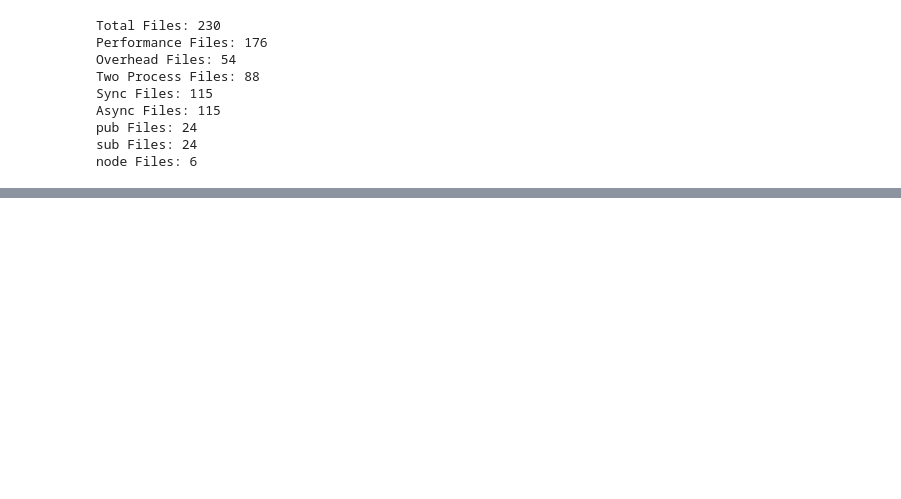
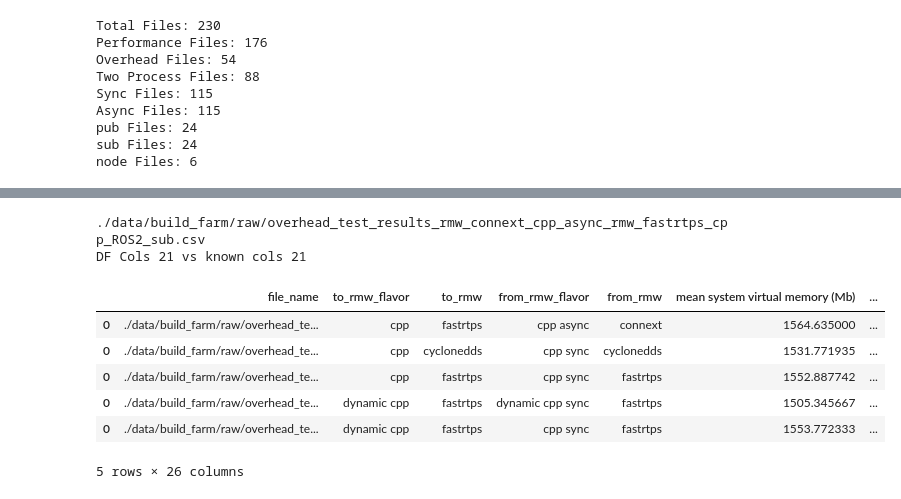
Before and after one commit to osrf/TSC-RMW-Reports, a Jupyter notebook: galactic/BuildFarmDataProcessing.ipynb, the cells around one changed output, grey strips where cells are left out. Drawn from its saved outputs; the diff is of its cells as text; code cells hidden in the pictures; blank space fills up the shorter version.

```diff
--- a/galactic/BuildFarmDataProcessing.ipynb
+++ b/galactic/BuildFarmDataProcessing.ipynb
@@ -169,25 +199,35 @@ pub_df.head()
 # %%
 # Now repeat for subscribersub_perf.head()
 sub_df = pd.read_csv(sub_files[0])
 print(sub_files[0])
 
 print("DF Cols {0} vs known cols {1}".format(len(sub_df.columns),len(pub_sub_cols)))
 
 sub_df.columns = pub_sub_cols
 for p in sub_files[1:]:
     temp = pd.read_csv(p)
     temp.columns = pub_sub_cols
     sub_df = sub_df.append(temp)
 
 flavors = [fname_to_data(flavor,tail="_ROS2_sub.csv") for flavor in sub_files]
 sub_df["from_rmw"]= [flavor["first_rmw"] for flavor in flavors]
 sub_df["from_rmw_flavor"]= [flavor["first_flavor"] for flavor in flavors]
 sub_df["to_rmw"]= [flavor["second_rmw"] for flavor in flavors]
 sub_df["to_rmw_flavor"]= [flavor["second_flavor"] for flavor in flavors]
 sub_df["file_name"] = sub_files
 sub_df = sub_df[sub_df.columns[::-1]]
-sub_df.to_csv("sub_perf.csv")
+sub_df.to_csv("./data/build_farm/sub_perf.csv")
 sub_df.head()
+# %% [output]
+./data/build_farm/raw/overhead_test_results_rmw_connext_cpp_async_rmw_fastrtps_cpp_ROS2_sub.csv
+DF Cols 21 vs known cols 21
+|  | file_name | to_rmw_flavor | to_rmw | from_rmw_flavor | from_rmw | mean system virtual memory (Mb) | ... |
+| 0 | ./data/build_farm/raw/overhead_te... | cpp | fastrtps | cpp async | connext | 1564.635000 | ... |
+| 0 | ./data/build_farm/raw/overhead_te... | cpp | cyclonedds | cpp sync | cyclonedds | 1531.771935 | ... |
+| 0 | ./data/build_farm/raw/overhead_te... | cpp | fastrtps | cpp sync | fastrtps | 1552.887742 | ... |
+| 0 | ./data/build_farm/raw/overhead_te... | dynamic cpp | fastrtps | dynamic cpp sync | fastrtps | 1505.345667 | ... |
+| 0 | ./data/build_farm/raw/overhead_te... | dynamic cpp | fastrtps | cpp sync | fastrtps | 1553.772333 | ... |
+5 rows × 26 columns
 # %%
 # now aggregate the performance results, there are two types two process and and "results"
 two_process_perf = [p for p in perf_files if "two_process" in p]
```
Also changed, not shown: parts of 12 cells of this notebook, 4 other files.
